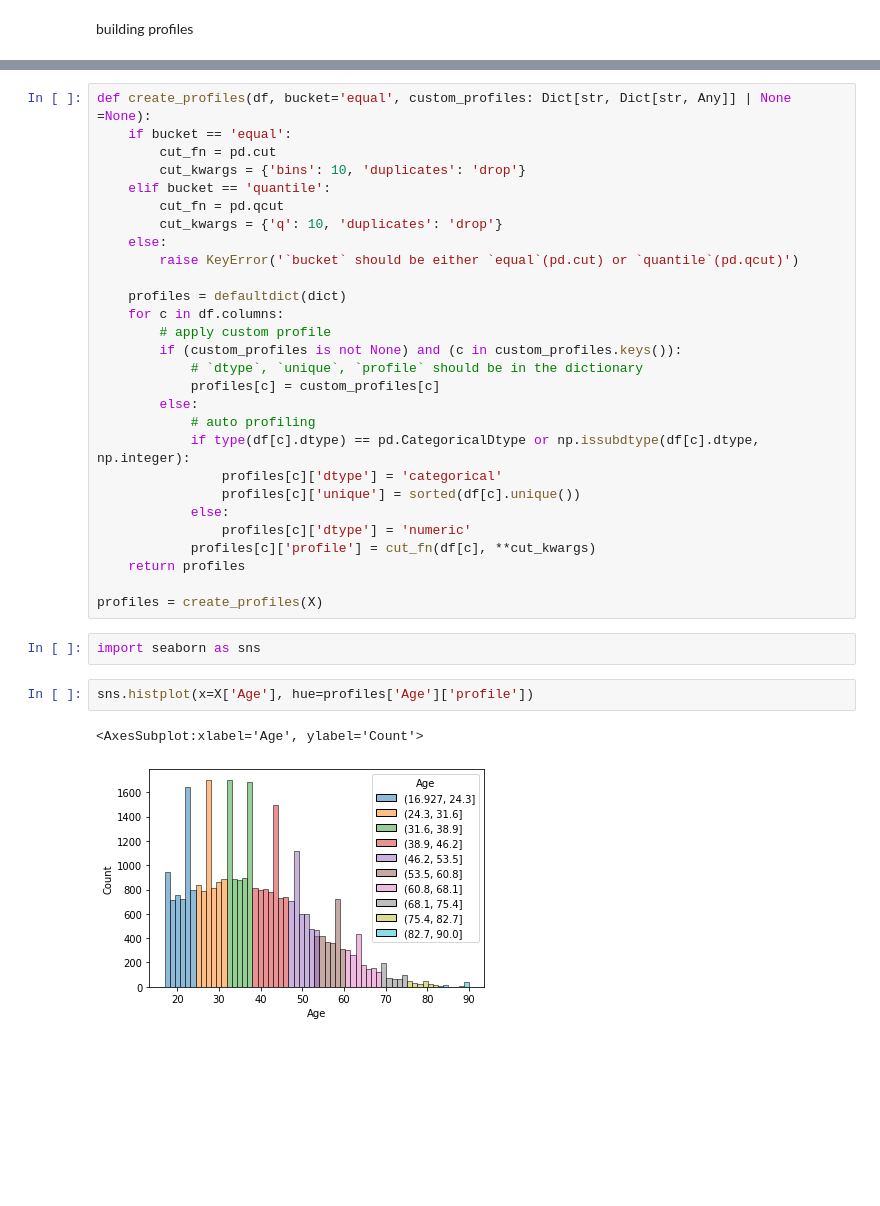
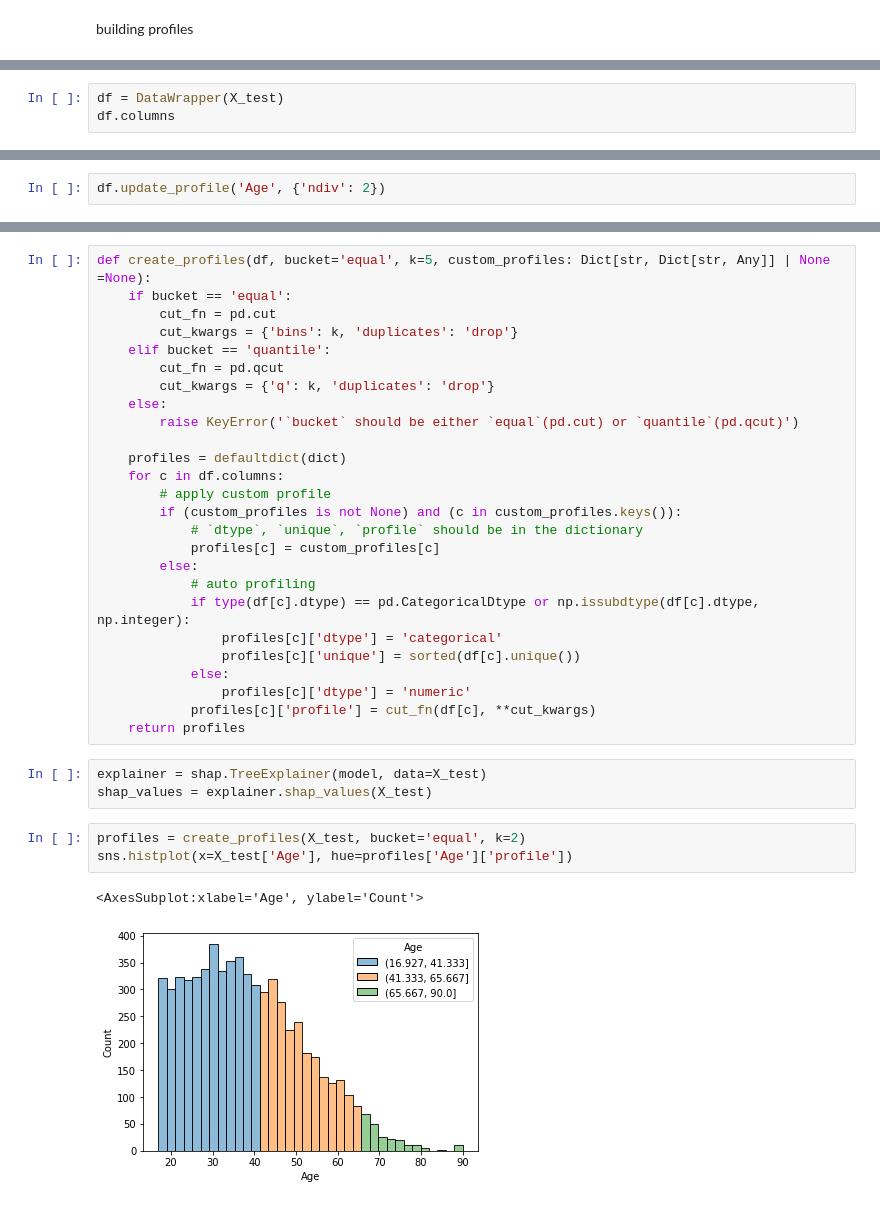
Before and after one commit to simonjisu/FeatureInteractionTree, a Jupyter notebook: notebooks/TestNotebook.ipynb, the cells around one changed output, grey strips where cells are left out. Drawn from its saved outputs; the diff is of its cells as text; blank space fills up the shorter version.

```diff
--- a/notebooks/TestNotebook.ipynb
+++ b/notebooks/TestNotebook.ipynb
@@ -536,0 +585,3 @@ from collections import defaultdict
+# %%
+df = DataWrapper(X_test)
+df.columns
@@ -536,0 +590,2 @@ from collections import defaultdict
+# %%
+df.update_profile('Age', {'ndiv': 2})
@@ -537,11 +607,11 @@ from collections import defaultdict
 # %%
-def create_profiles(df, bucket='equal', custom_profiles: Dict[str, Dict[str, Any]] | None =None):
+def create_profiles(df, bucket='equal', k=5, custom_profiles: Dict[str, Dict[str, Any]] | None =None):
     if bucket == 'equal':
         cut_fn = pd.cut
-        cut_kwargs = {'bins': 10, 'duplicates': 'drop'}
+        cut_kwargs = {'bins': k, 'duplicates': 'drop'}
     elif bucket == 'quantile':
         cut_fn = pd.qcut
-        cut_kwargs = {'q': 10, 'duplicates': 'drop'}
+        cut_kwargs = {'q': k, 'duplicates': 'drop'}
     else:
         raise KeyError('`bucket` should be either `equal`(pd.cut) or `quantile`(pd.qcut)')
 
@@ -560,13 +630,13 @@ def create_profiles(df, bucket='equal', custom_profiles: Dict[str, Dict[str, Any
                 profiles[c]['dtype'] = 'numeric'
             profiles[c]['profile'] = cut_fn(df[c], **cut_kwargs)
     return profiles
-
-profiles = create_profiles(X)
-# %%
-import seaborn as sns
-# %%
-sns.histplot(x=X['Age'], hue=profiles['Age']['profile'])
-# %% [output]
-<AxesSubplot:xlabel='Age', ylabel='Count'>
-[figure, removed]
+# %%
+explainer = shap.TreeExplainer(model, data=X_test)
+shap_values = explainer.shap_values(X_test)
+# %%
+profiles = create_profiles(X_test, bucket='equal', k=2)
+sns.histplot(x=X_test['Age'], hue=profiles['Age']['profile'])
+# %% [output]
+<AxesSubplot:xlabel='Age', ylabel='Count'>
+[figure, added]
 # %%
```
Also changed, not shown: parts of 12 cells of this notebook, 2 other files.
